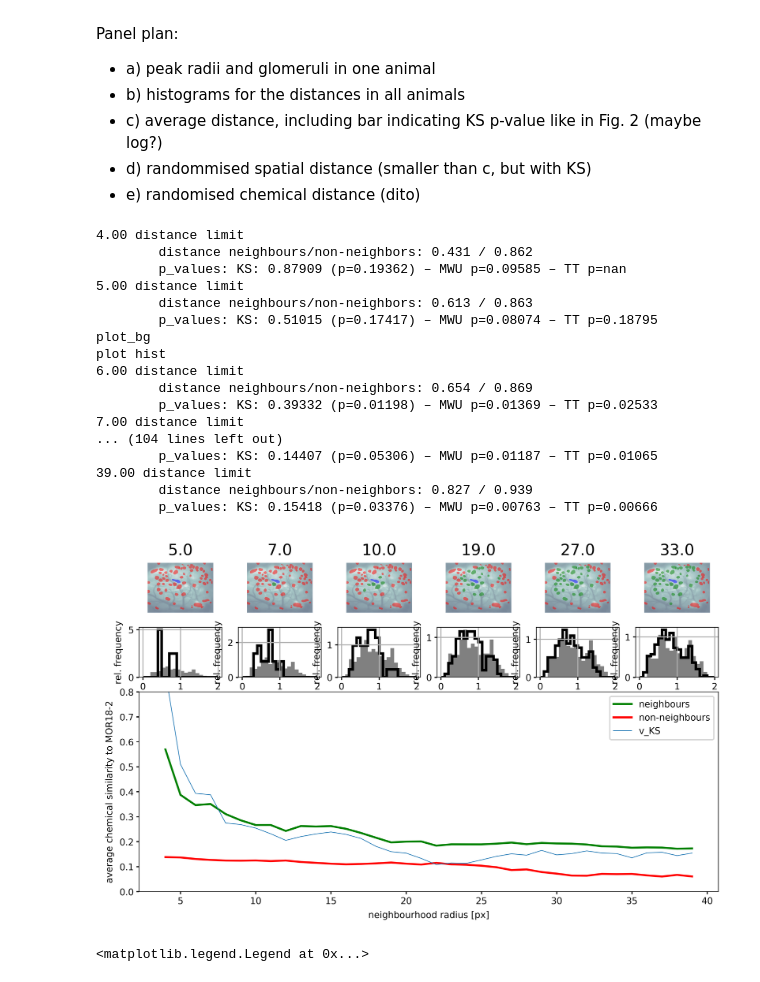
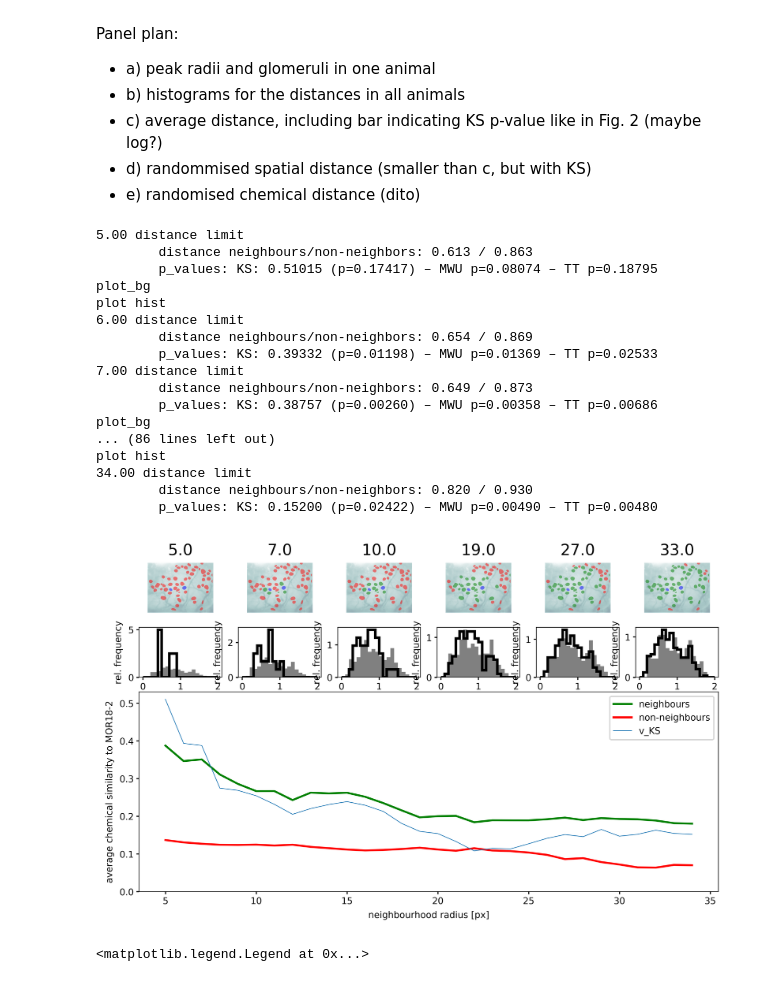
Before and after one commit to Huitzilo/glomcentric_code, a Jupyter notebook: MOB_Fig_chemotopic_clustering.ipynb, the cells around one changed output. Saved outputs shown, nothing was run; the diff lists cells and outputs as text; code cells hidden in the pictures.

Commit message:
figure tuning

```diff
--- a/MOB_Fig_chemotopic_clustering.ipynb
+++ b/MOB_Fig_chemotopic_clustering.ipynb
@@ -686,7 +686,7 @@ def plot_dist_histograms(ax, neighbor_dists, nonneighbor_dists, legend=True):
         label='neighbours')
     ax.set_xlabel('distance')
     ax.set_ylabel('rel. frequency')
-    ax.grid()
+#    ax.grid()
     if legend:
         plt.legend()
 
@@ -768,7 +768,7 @@ def plot_pub_fig(f,
     plot_dist_histograms(ax, neighbor_dists, nonneighbor_dists, legend=False)
 
 
-def chemotopyfun(figtype='explore'):
+def chemotopyfun(figtype='explore', animal_to_plot=1):
     """
     figtype: "explore" or "publication"
     """
@@ -778,8 +778,8 @@ def chemotopyfun(figtype='explore'):
 
     metric = 'cosine'
     show_at_dists = [5., 7., 10., 19., 27., 33.]
-    max_dist = 40.
-    min_dist = 4
+    max_dist = 35.
+    min_dist = 5
     dist_step = 1.
 
     steps = np.arange(min_dist,max_dist,dist_step)
@@ -873,7 +873,6 @@ def chemotopyfun(figtype='explore'):
                                   neighbor_animal_mask,
                                   member_mask)
             elif figtype == 'pub':
-                animal_to_plot = 0
                 plot_pub_fig(f,
                              gs,
                              current_plot_step,
@@ -905,31 +904,31 @@ def chemotopyfun(figtype='explore'):
                 label="v_KS", lw=0.5)
         ax.set_xlabel('neighbourhood radius [px]')
         ax.set_ylabel('average chemical similarity to MOR18-2')
-        ax.set_ylim(0,0.8)
+        ax.set_ylim(0,0.53)
         ax.legend()
 
     return datadicts
 # %%
-datadicts = chemotopyfun(figtype='pub')
+datadicts = chemotopyfun(figtype='pub', animal_to_plot=1)
 # %% [output]
-4.00 distance limit
-        distance neighbours/non-neighbors: 0.431 / 0.862
-        p_values: KS: 0.87909 (p=0.19362) – MWU p=0.09585 – TT p=nan
 5.00 distance limit
         distance neighbours/non-neighbors: 0.613 / 0.863
         p_values: KS: 0.51015 (p=0.17417) – MWU p=0.08074 – TT p=0.18795
 plot_bg
 plot hist
 6.00 distance limit
         distance neighbours/non-neighbors: 0.654 / 0.869
         p_values: KS: 0.39332 (p=0.01198) – MWU p=0.01369 – TT p=0.02533
 7.00 distance limit
-... (104 lines left out)
-        p_values: KS: 0.14407 (p=0.05306) – MWU p=0.01187 – TT p=0.01065
-39.00 distance limit
-        distance neighbours/non-neighbors: 0.827 / 0.939
-        p_values: KS: 0.15418 (p=0.03376) – MWU p=0.00763 – TT p=0.00666
+        distance neighbours/non-neighbors: 0.649 / 0.873
+        p_values: KS: 0.38757 (p=0.00260) – MWU p=0.00358 – TT p=0.00686
+plot_bg
+... (86 lines left out)
+plot hist
+34.00 distance limit
+        distance neighbours/non-neighbors: 0.820 / 0.930
+        p_values: KS: 0.15200 (p=0.02422) – MWU p=0.00490 – TT p=0.00480
-[figure, old version]
+[figure, new version]
 # %%
 f = plt.figure(figsize=(3,2))
 ax = plt.gca()
```
